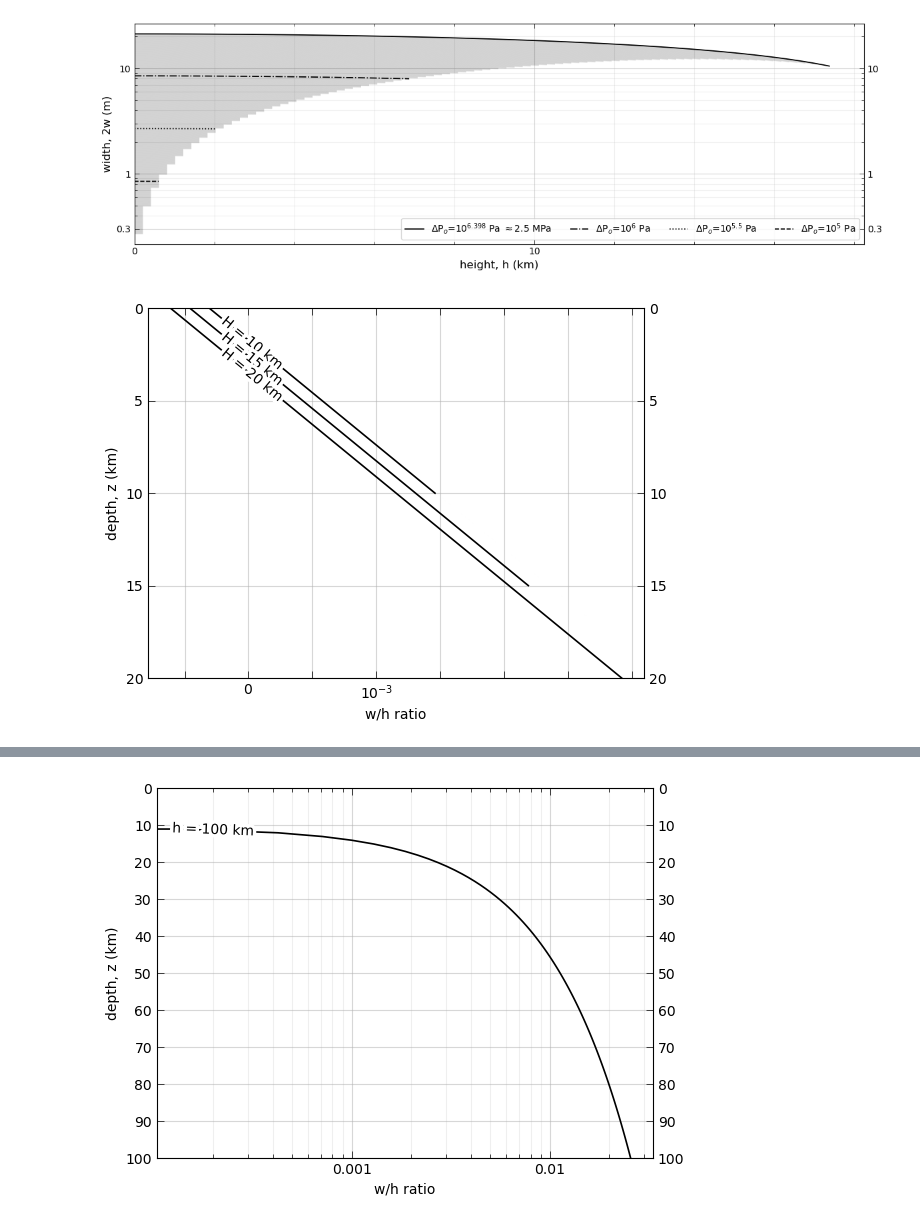
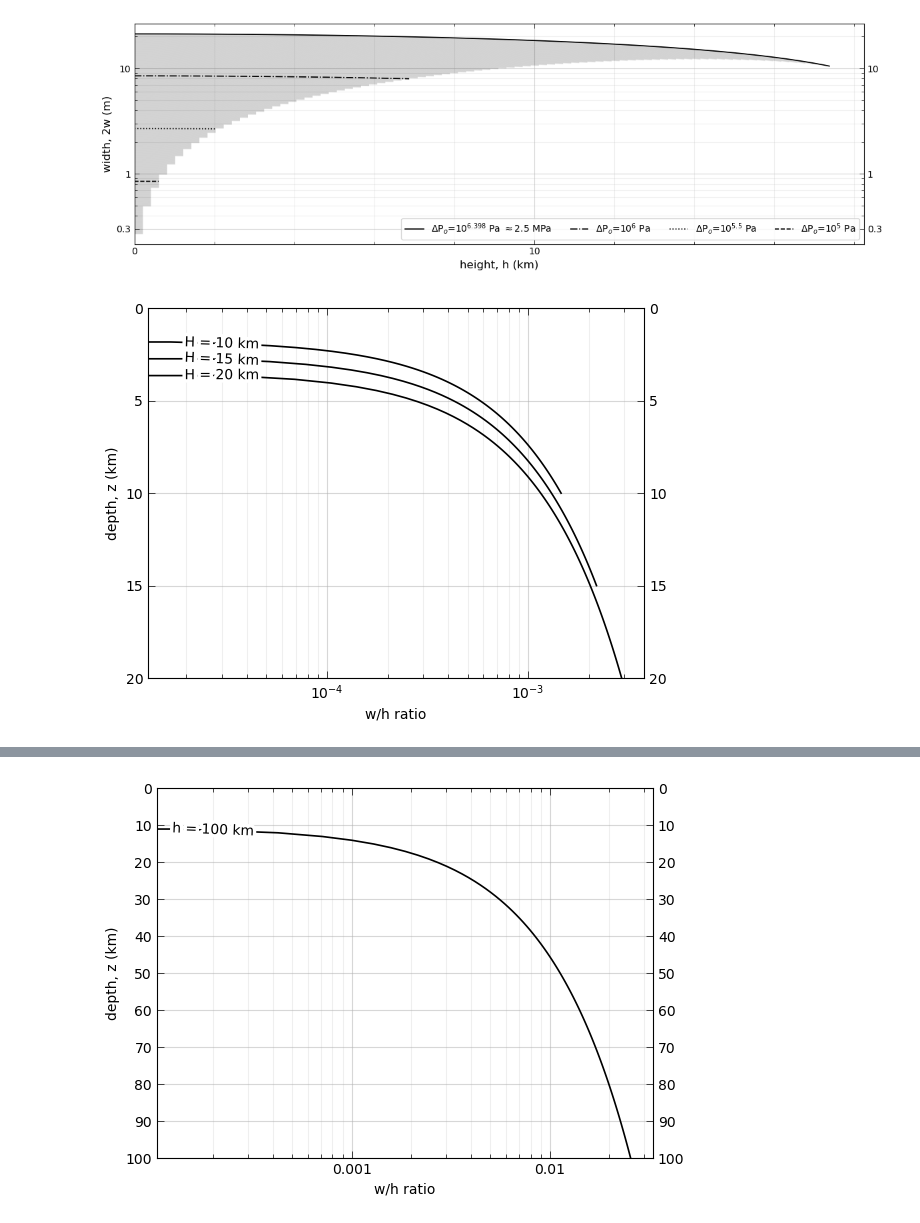
Before and after one commit to CottomR-et-al/Europa-ice-ocean-exchange, a Jupyter notebook: F25_Dikes_Europa.ipynb, the cells around one changed output, grey strips where cells are left out. Cells and saved outputs as stored; diff of their text form; code cells hidden in the pictures.

```diff
--- a/F25_Dikes_Europa.ipynb
+++ b/F25_Dikes_Europa.ipynb
@@ -681,32 +681,32 @@ plt.figure()
 for i in range(len(thicknesses)):
     z = np.linspace(0, thicknesses[i], 100) # (m) depth
     height = thicknesses[i] - z # (m) height above the base
     P0 = rhoi * g * thicknesses[i] # for a shell 20 km thick
     Pf = P0 - rhow * g * height
     sig_x = nu / (1 - nu) * (rhoi * g * z)
     wxh = (Pf - sig_x) / (G / (1 - nu))
-    plt.plot(wxh, z/1e3, color='black', lw = 1.2, label=rf'H = {thicknesses[i]/1e3:.0f} km')
+    plt.semilogx(wxh, z/1e3, color='black', lw = 1.2, label=rf'H = {thicknesses[i]/1e3:.0f} km')
     # plt.semilogx(wxh, z/1e3, color='black', lw = 1.2, label=rf'P$_f$ = {P0/1e6:.2f} MPa')
 
 ax = plt.gca()
 lines = ax.get_lines()
 if lines:
     labelLines(lines, xvals=[3e-5] , align=True, fontsize=10, color='black')
 ax = plt.gca()
 ax.yaxis.set_major_formatter(StrMethodFormatter('{x:g}'))
 ax.xaxis.set_major_formatter(LogFormatterMathtext())
 plt.ylabel('depth, z (km)')
 plt.xlabel('w/h ratio')
 plt.ylim(0, 20)
 # plt.xlim(0)
 ax.tick_params(which='major', length=5, width=0.5, direction='in', top=True, right=True, labelright=True)
 ax.tick_params(which='minor', length=3, width=0.5, direction='in', top=True, right=True)
 ax.yaxis.set_major_locator(FixedLocator([0, 5, 10, 15, 20]))
 ax.yaxis.set_minor_formatter(NullFormatter())
 ax.grid(which='major', alpha=0.5)
 ax.grid(which='minor', alpha=0.2)
 ax.invert_yaxis()
 
 ##### h: ice shell thickness
 # %% [output]
-[figure, old version]
+[figure, new version]
```
Also changed, not shown: parts of 1 cell of this notebook.
